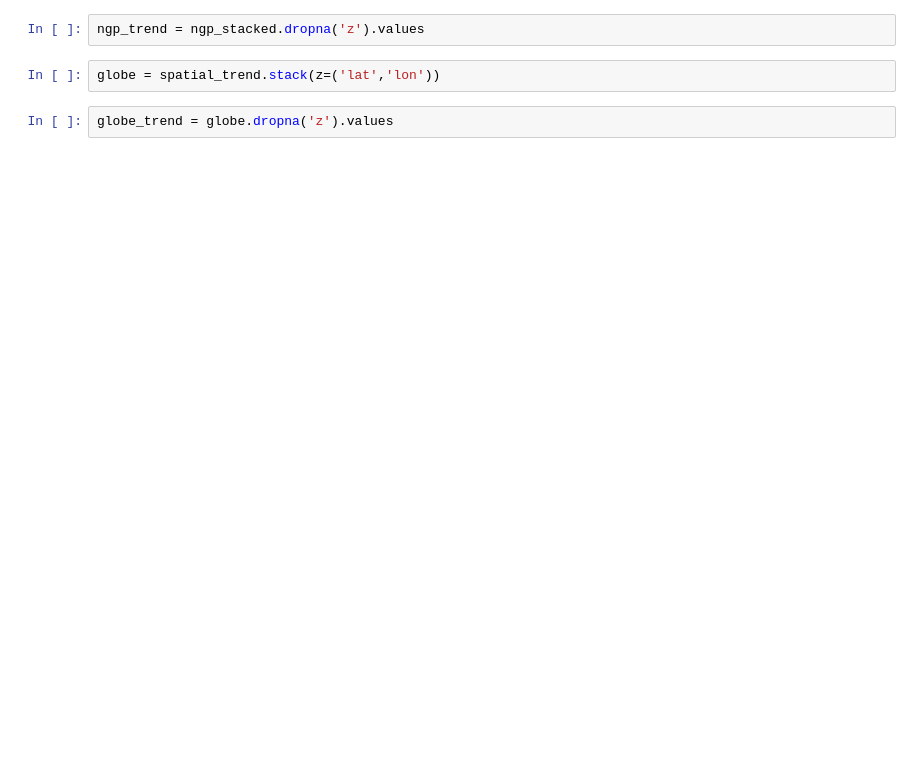
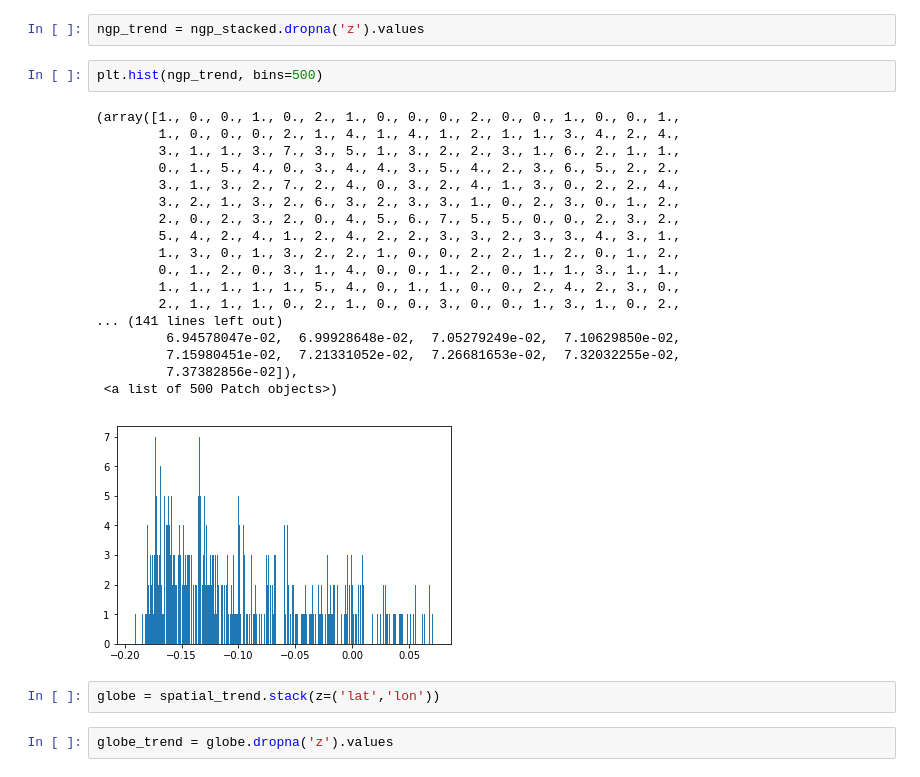
Before and after one commit to gbromley/NGP_Climate, a Jupyter notebook: CRU_NGP_global_pdf.ipynb, the cells around one changed output. Saved outputs shown, nothing was run; the diff lists cells and outputs as text; blank space fills up the shorter version.

```diff
--- a/CRU_NGP_global_pdf.ipynb
+++ b/CRU_NGP_global_pdf.ipynb
@@ -92,5 +97,26 @@ ngp_stacked = ngp.stack(z =('lat','lon'))
 # %%
 ngp_trend = ngp_stacked.dropna('z').values
+# %%
+plt.hist(ngp_trend, bins=500)
+# %% [output]
+(array([1., 0., 0., 1., 0., 2., 1., 0., 0., 0., 2., 0., 0., 1., 0., 0., 1.,
+        1., 0., 0., 0., 2., 1., 4., 1., 4., 1., 2., 1., 1., 3., 4., 2., 4.,
+        3., 1., 1., 3., 7., 3., 5., 1., 3., 2., 2., 3., 1., 6., 2., 1., 1.,
+        0., 1., 5., 4., 0., 3., 4., 4., 3., 5., 4., 2., 3., 6., 5., 2., 2.,
+        3., 1., 3., 2., 7., 2., 4., 0., 3., 2., 4., 1., 3., 0., 2., 2., 4.,
+        3., 2., 1., 3., 2., 6., 3., 2., 3., 3., 1., 0., 2., 3., 0., 1., 2.,
+        2., 0., 2., 3., 2., 0., 4., 5., 6., 7., 5., 5., 0., 0., 2., 3., 2.,
+        5., 4., 2., 4., 1., 2., 4., 2., 2., 3., 3., 2., 3., 3., 4., 3., 1.,
+        1., 3., 0., 1., 3., 2., 2., 1., 0., 0., 2., 2., 1., 2., 0., 1., 2.,
+        0., 1., 2., 0., 3., 1., 4., 0., 0., 1., 2., 0., 1., 1., 3., 1., 1.,
+        1., 1., 1., 1., 1., 5., 4., 0., 1., 1., 0., 0., 2., 4., 2., 3., 0.,
+        2., 1., 1., 1., 0., 2., 1., 0., 0., 3., 0., 0., 1., 3., 1., 0., 2.,
+... (141 lines left out)
+         6.94578047e-02,  6.99928648e-02,  7.05279249e-02,  7.10629850e-02,
+         7.15980451e-02,  7.21331052e-02,  7.26681653e-02,  7.32032255e-02,
+         7.37382856e-02]),
+ <a list of 500 Patch objects>)
+[figure, added]
 # %%
 globe = spatial_trend.stack(z=('lat','lon'))
 # %%
```
Also changed, not shown: parts of 5 cells of this notebook, 13 other files.
